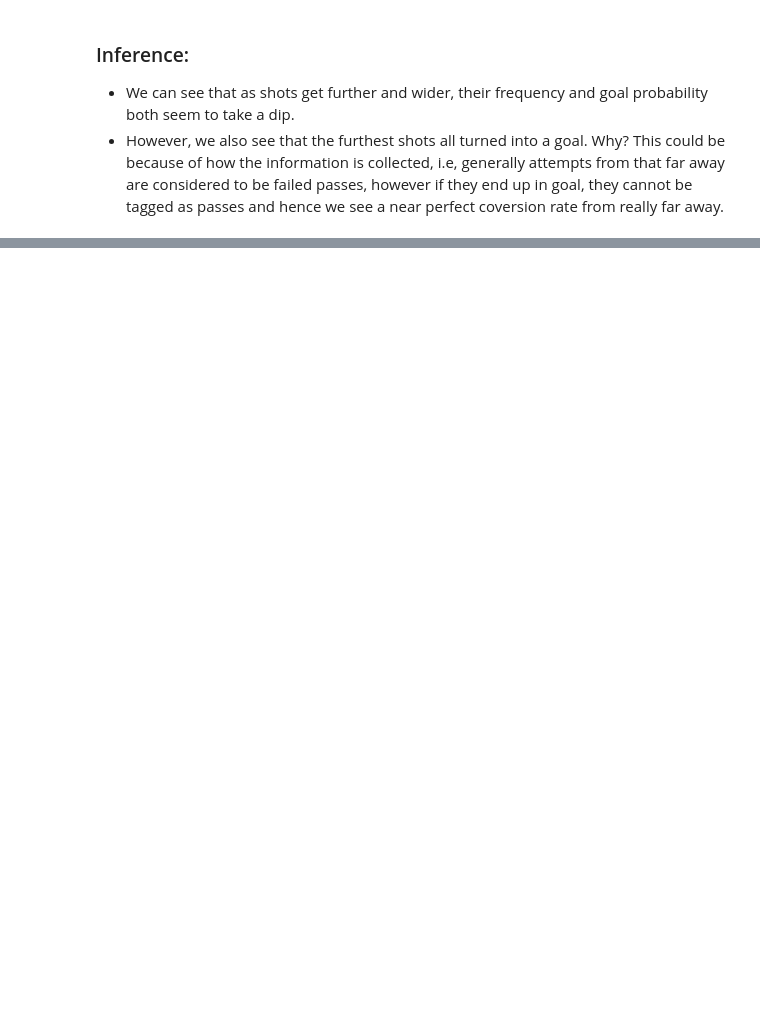
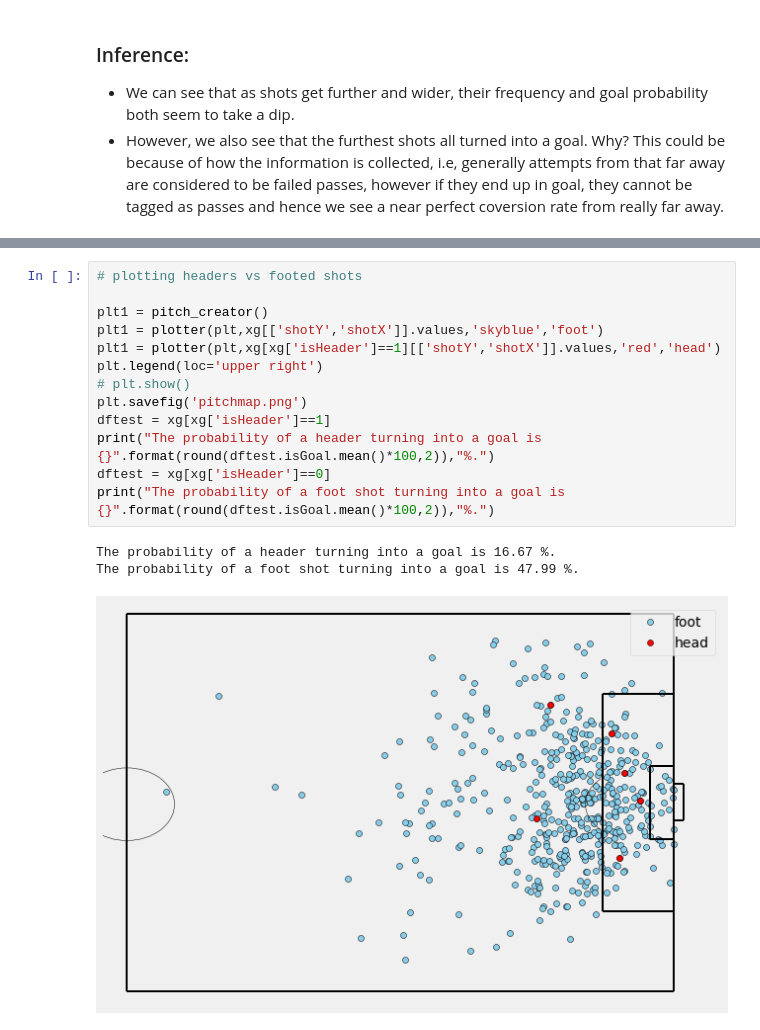
Before and after one commit to statxsphere/xG, a Jupyter notebook: Expected goals EDA.ipynb, the cells around one changed output, grey strips where cells are left out. Saved outputs shown, nothing was run; the diff lists cells and outputs as text; blank space fills up the shorter version.

```diff
--- a/Expected goals EDA.ipynb
+++ b/Expected goals EDA.ipynb
@@ -230,0 +290,17 @@ plt.savefig('goalmap.png')
+# %%
+# plotting headers vs footed shots
+
+plt1 = pitch_creator()
+plt1 = plotter(plt,xg[['shotY','shotX']].values,'skyblue','foot')
+plt1 = plotter(plt,xg[xg['isHeader']==1][['shotY','shotX']].values,'red','head')
+plt.legend(loc='upper right')
+# plt.show()
+plt.savefig('pitchmap.png')
+dftest = xg[xg['isHeader']==1]
+print("The probability of a header turning into a goal is {}".format(round(dftest.isGoal.mean()*100,2)),"%.")
+dftest = xg[xg['isHeader']==0]
+print("The probability of a foot shot turning into a goal is {}".format(round(dftest.isGoal.mean()*100,2)),"%.")
+# %% [output]
+The probability of a header turning into a goal is 16.67 %.
+The probability of a foot shot turning into a goal is 47.99 %.
+[figure, added]
```
Also changed, not shown: parts of 24 cells of this notebook.
